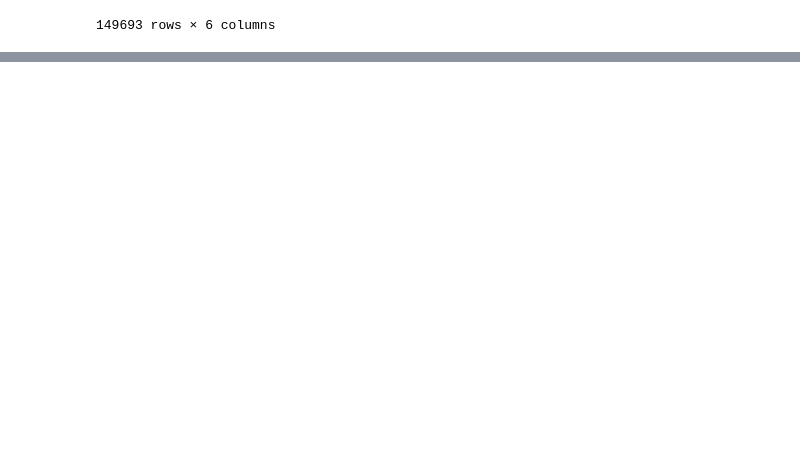
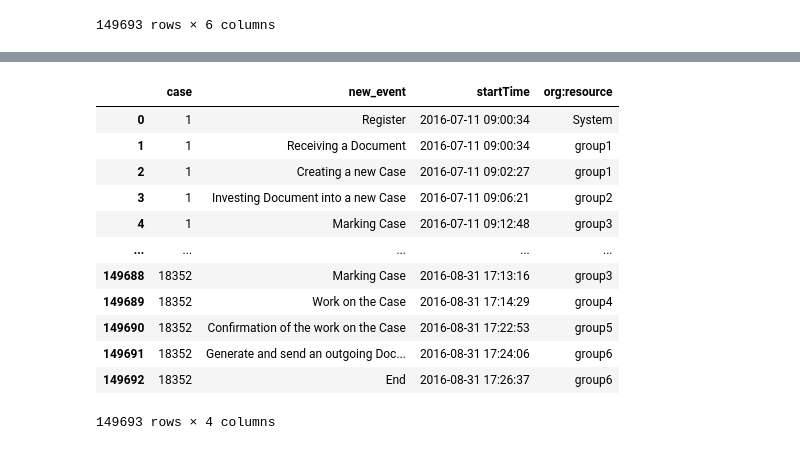
Before and after one commit to nkwachiabel/Document-Processing-Process-Mining, a Jupyter notebook: Document Processing Analysis Process Mining Approach.ipynb, the cells around one changed output, grey strips where cells are left out. Drawn from its saved outputs; the diff is of its cells as text; code cells hidden in the pictures; blank space fills up the shorter version.

```diff
--- a/Document Processing Analysis Process Mining Approach.ipynb
+++ b/Document Processing Analysis Process Mining Approach.ipynb
@@ -614,0 +715,17 @@ ZA
+# %%
+process_new = new_rework[['case','new_event','startTime','org:resource']]
+process_new
+# %% [output]
+|  | case | new_event | startTime | org:resource |
+| 0 | 1 | Register | 2016-07-11 09:00:34 | System |
+| 1 | 1 | Receiving a Document | 2016-07-11 09:00:34 | group1 |
+| 2 | 1 | Creating a new Case | 2016-07-11 09:02:27 | group1 |
+| 3 | 1 | Investing Document into a new Case | 2016-07-11 09:06:21 | group2 |
+| 4 | 1 | Marking Case | 2016-07-11 09:12:48 | group3 |
+| ... | ... | ... | ... | ... |
+| 149688 | 18352 | Marking Case | 2016-08-31 17:13:16 | group3 |
+| 149689 | 18352 | Work on the Case | 2016-08-31 17:14:29 | group4 |
+| 149690 | 18352 | Confirmation of the work on the Case | 2016-08-31 17:22:53 | group5 |
+| 149691 | 18352 | Generate and send an outgoing Doc... | 2016-08-31 17:24:06 | group6 |
+| 149692 | 18352 | End | 2016-08-31 17:26:37 | group6 |
+149693 rows × 4 columns
```
Also changed, not shown: parts of 19 cells of this notebook.
